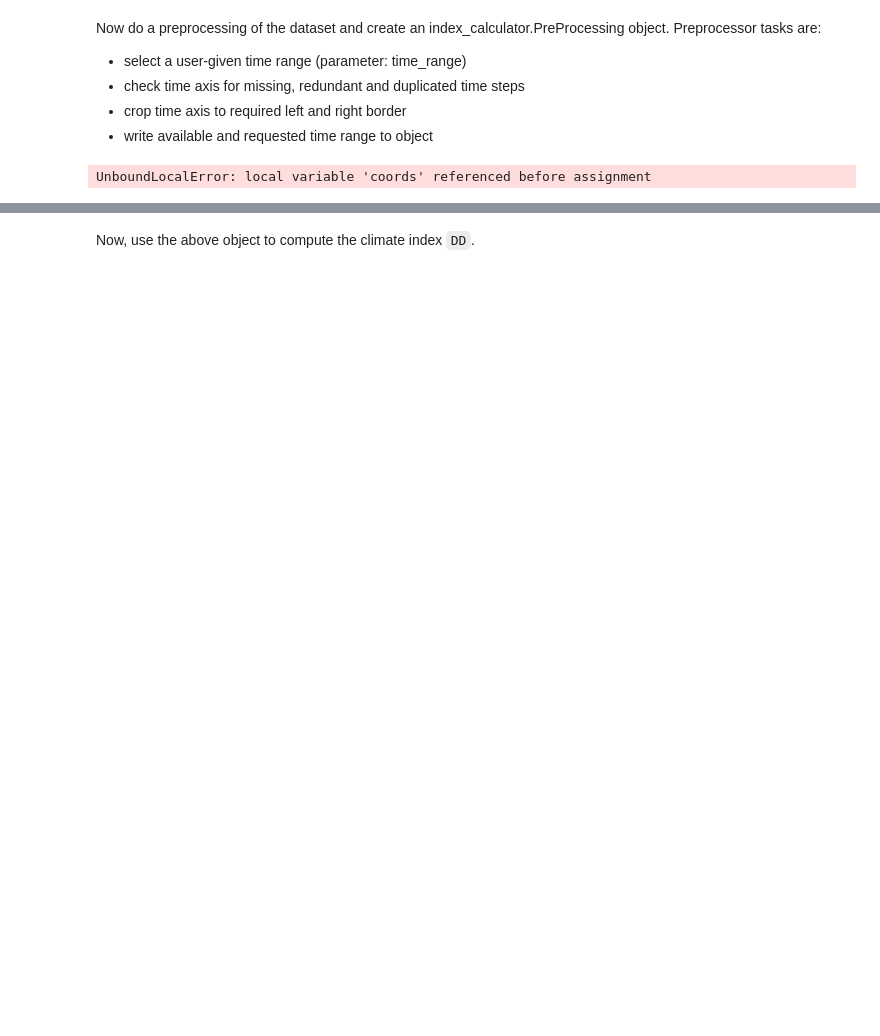
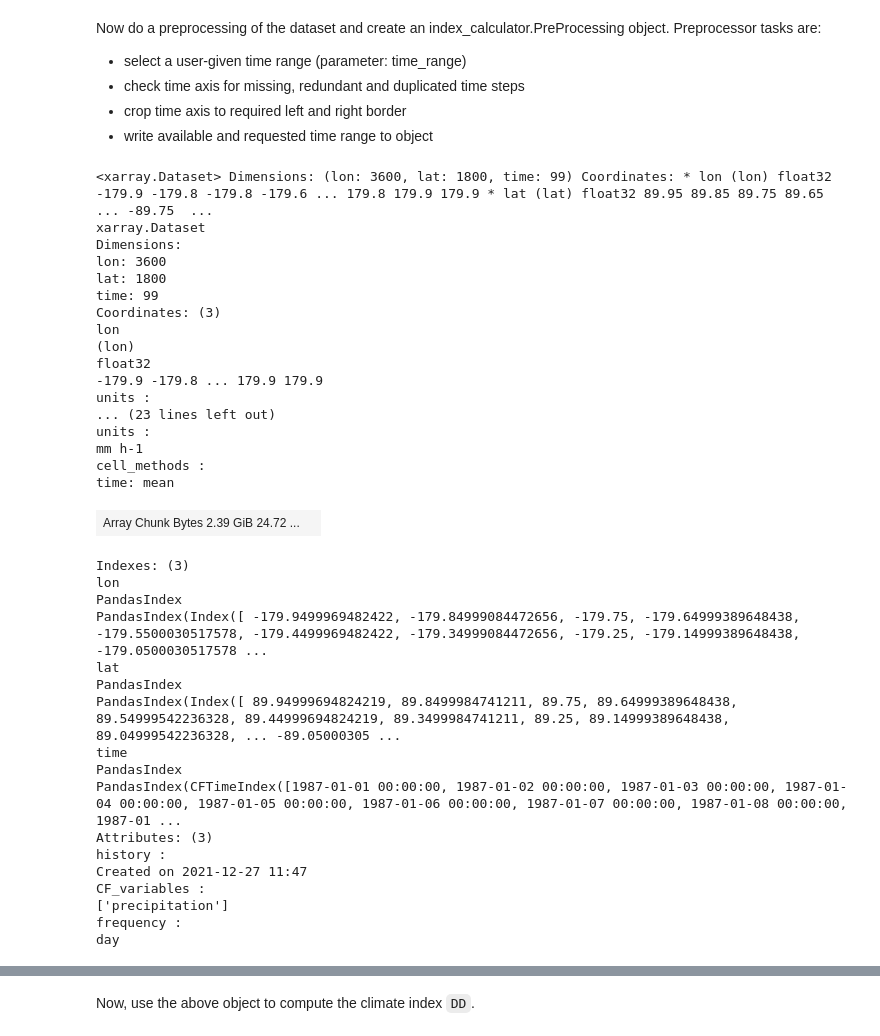
Before and after one commit to climate-service-center/index_calculator, a Jupyter notebook: notebooks/DD_computation.ipynb, the cells around one changed output, grey strips where cells are left out. Cells and saved outputs as stored; diff of their text form; code cells hidden in the pictures; blank space fills up the shorter version.

```diff
--- a/notebooks/DD_computation.ipynb
+++ b/notebooks/DD_computation.ipynb
@@ -101,7 +101,42 @@ Preprocessor tasks are:
 * crop time axis to required left and right border
 * write available and requested time range to object
 # %%
-preproc = xcalc.preprocessing(ds)
+preproc = xcalc.preprocessing(ds, project="MSWEP", crop_time_axis=False)
+# preproc = xcalc.preprocessing(ds, crop_time_axis=False)
 preproc.preproc
 # %% [output]
-UnboundLocalError: local variable 'coords' referenced before assignment
+<xarray.Dataset> Dimensions: (lon: 3600, lat: 1800, time: 99) Coordinates: * lon (lon) float32 -179.9 -179.8 -179.8 -179.6 ... 179.8 179.9 179.9 * lat (lat) float32 89.95 89.85 89.75 89.65 ... -89.75  ...
+xarray.Dataset
+Dimensions:
+lon: 3600
+lat: 1800
+time: 99
+Coordinates: (3)
+lon
+(lon)
+float32
+-179.9 -179.8 ... 179.9 179.9
+units :
+... (23 lines left out)
+units :
+mm h-1
+cell_methods :
+time: mean
+| Array Chunk Bytes 2.39 GiB 24.72 ... |  |
+Indexes: (3)
+lon
+PandasIndex
+PandasIndex(Index([ -179.9499969482422, -179.84999084472656, -179.75, -179.64999389648438, -179.5500030517578, -179.4499969482422, -179.34999084472656, -179.25, -179.14999389648438, -179.0500030517578 ...
+lat
+PandasIndex
+PandasIndex(Index([ 89.94999694824219, 89.8499984741211, 89.75, 89.64999389648438, 89.54999542236328, 89.44999694824219, 89.3499984741211, 89.25, 89.14999389648438, 89.04999542236328, ... -89.05000305 ...
+time
+PandasIndex
+PandasIndex(CFTimeIndex([1987-01-01 00:00:00, 1987-01-02 00:00:00, 1987-01-03 00:00:00, 1987-01-04 00:00:00, 1987-01-05 00:00:00, 1987-01-06 00:00:00, 1987-01-07 00:00:00, 1987-01-08 00:00:00, 1987-01 ...
+Attributes: (3)
+history :
+Created on 2021-12-27 11:47
+CF_variables :
+['precipitation']
+frequency :
+day
```
Also changed, not shown: parts of 15 cells of this notebook, 1 other file.
